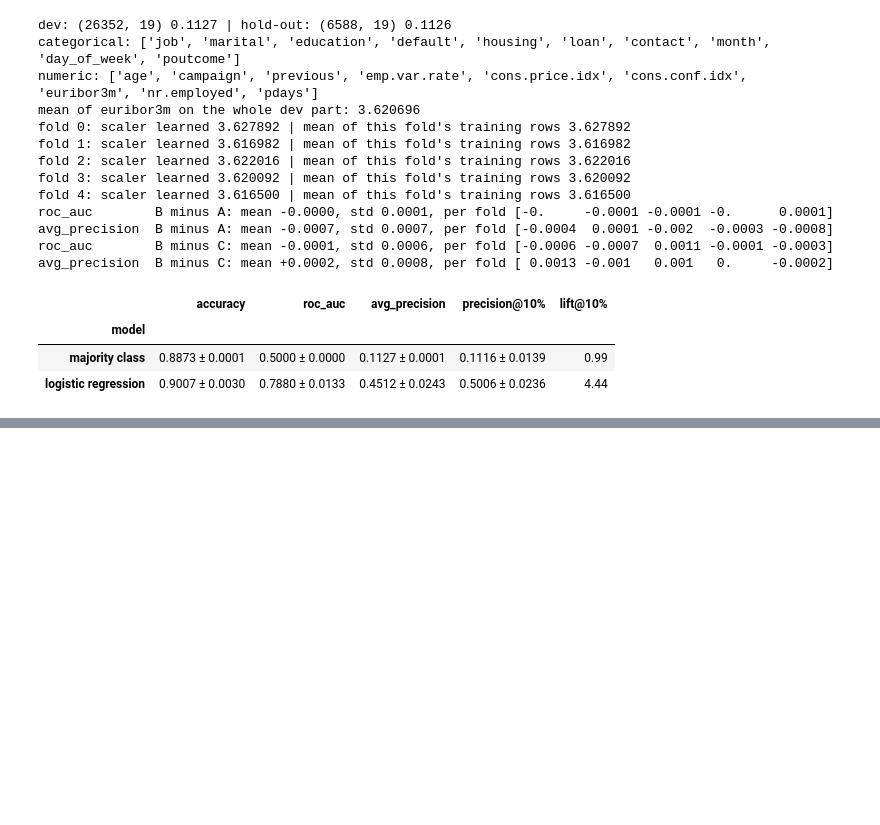
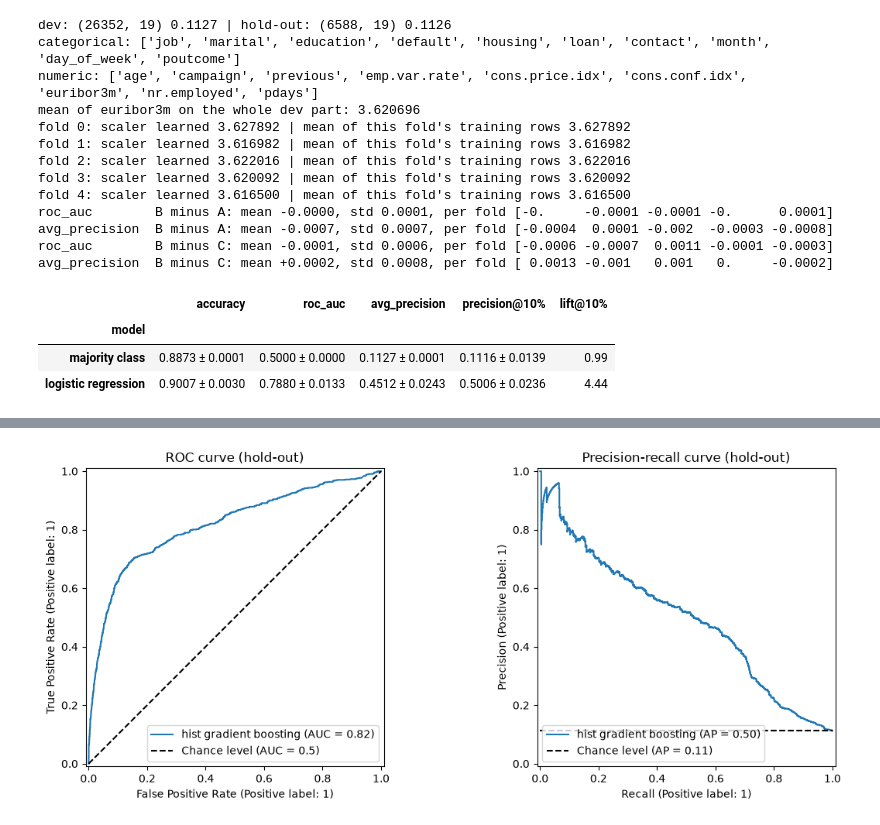
Before and after one commit to Annamerkulova/Merkulova_ML_task_3, a Jupyter notebook: ML_Task_3.ipynb, the cells around one changed output, grey strips where cells are left out. Cells and saved outputs as stored; diff of their text form; code cells hidden in the pictures; blank space fills up the shorter version.

```diff
--- a/ML_Task_3.ipynb
+++ b/ML_Task_3.ipynb
@@ -342,0 +444,79 @@ avg_precision  B minus C: mean +0.0002, std 0.0008, per fold [ 0.0013 -0.001   0
+# %%
+# stage 7: final evaluation (once) and Stage 8: save the model and the predictions
+import os
+import subprocess
+import sys
+
+import joblib
+from sklearn.metrics import (PrecisionRecallDisplay, RocCurveDisplay, average_precision_score,
+                             confusion_matrix, roc_auc_score)
+
+FINAL = "hist gradient boosting"
+
+
+final = clone(tuned[FINAL].best_estimator_).fit(X_dev, y_dev)
+hold_scores = final.predict_proba(X_hold)[:, 1]
+print(f"hold-out ROC-AUC = {roc_auc_score(y_hold, hold_scores):.4f} | "
+      f"average precision = {average_precision_score(y_hold, hold_scores):.4f}")
+
+
+fig, axes = plt.subplots(1, 2, figsize=(12, 4.8))
+RocCurveDisplay.from_predictions(y_hold, hold_scores, ax=axes[0], name=FINAL, plot_chance_level=True)
+PrecisionRecallDisplay.from_predictions(y_hold, hold_scores, ax=axes[1], name=FINAL, plot_chance_level=True)
+axes[0].set_title("ROC curve (hold-out)")
+axes[1].set_title("Precision-recall curve (hold-out)")
+plt.tight_layout()
+plt.show()
+
+
+
+def top_share_mask(scores, share=0.10):
+    """True for exactly round(share * n) clients with the highest scores."""
+    k = int(round(share * len(scores)))
+    mask = np.zeros(len(scores), dtype=bool)
+    mask[np.argsort(-scores, kind="stable")[:k]] = True
+    return mask
+
+
+called = top_share_mask(hold_scores)
+tn, fp, fn, tp = confusion_matrix(y_hold, called.astype(int)).ravel()
+n_called = int(called.sum())
+precision, recall = tp / n_called, tp / y_hold.sum()
+lift = precision / y_hold.mean()
+se = np.sqrt(precision * (1 - precision) / n_called)
+
+print(f"clients in hold-out: {len(y_hold)}, of them real 'yes': {int(y_hold.sum())} ({y_hold.mean():.2%})")
+print(f"cutoff (score of the last called client): {hold_scores[called].min():.4f}")
+print(f"called: {n_called} | said yes: {tp} -> precision = {precision:.4f} ± {se:.4f} (standard error)")
+print(f"recall = {tp}/{int(y_hold.sum())} = {recall:.4f}")
+print(f"lift over calling at random = {precision:.4f} / {y_hold.mean():.4f} = {lift:.2f}")
+pd.DataFrame([[tn, fp], [fn, tp]], index=["actually no", "actually yes"], columns=["not called", "called"])
+
+# stage 8: refit on ALL of train.csv, save the model and the predictions
+final_full = clone(tuned[FINAL].best_estimator_).fit(train[features], train[TARGET].to_numpy())
+joblib.dump(final_full, "model.joblib")
+print("model.joblib size, MB:", round(os.path.getsize("model.joblib") / 1e6, 2), "(limit 50)")
+
+
+test_scores = final_full.predict_proba(test[features])[:, 1]
+pred = pd.DataFrame({
+    "id": test[ID_COL],
+    "y_pred": top_share_mask(test_scores).astype(int),
+    "y_score": test_scores,
+})
+pred.to_csv("predictions.csv", index=False)
+assert pred["id"].is_unique and len(pred) == len(test)
+print(pred.shape, "| called:", int(pred["y_pred"].sum()), f"({pred['y_pred'].mean():.2%})")
+pred.head()
+
+
+check = """
+import joblib, numpy as np, pandas as pd
+model = joblib.load("model.joblib")
+rows = pd.read_csv("data/test.csv").drop(columns=["id"]).head(200)
+saved = pd.read_csv("predictions.csv").head(200)
+scores = model.predict_proba(rows)[:, 1]
+print("loaded OK; max |score - predictions.csv| =", float(np.abs(scores - saved["y_score"]).max()))
+"""
+subprocess.run([sys.executable, "-c", check], check=True)
+# %% [output]
@@ -342,0 +524 @@ avg_precision  B minus C: mean +0.0002, std 0.0008, per fold [ 0.0013 -0.001   0
+[figure, added]
```
Also changed, not shown: parts of 2 cells of this notebook, 3 other files.
